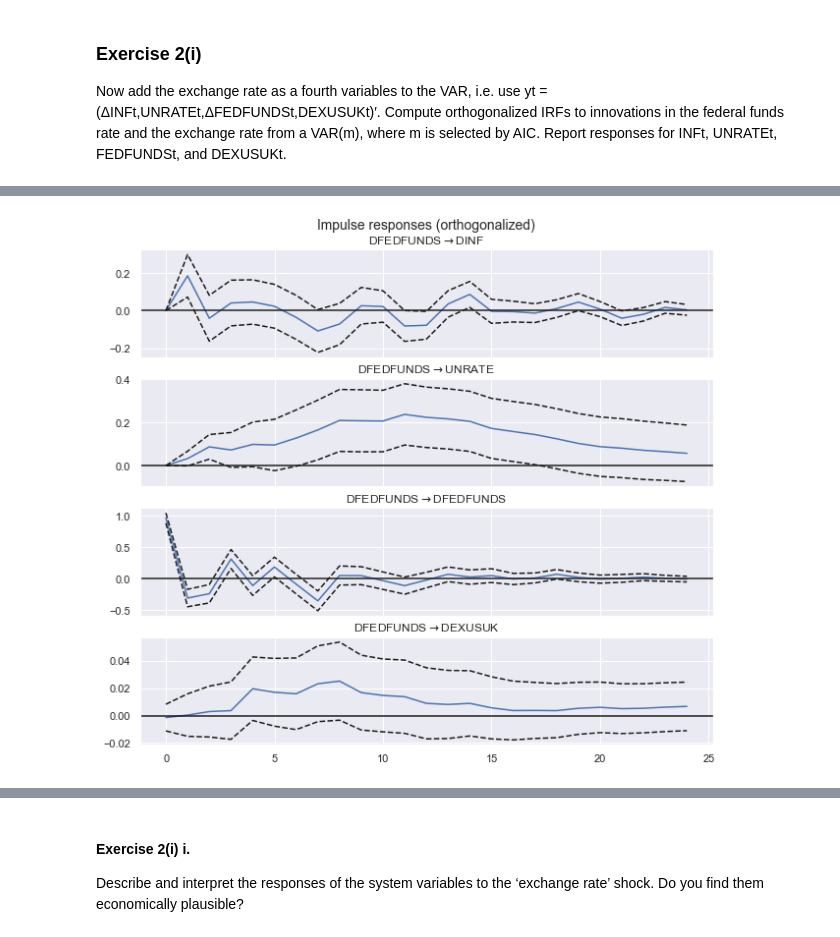
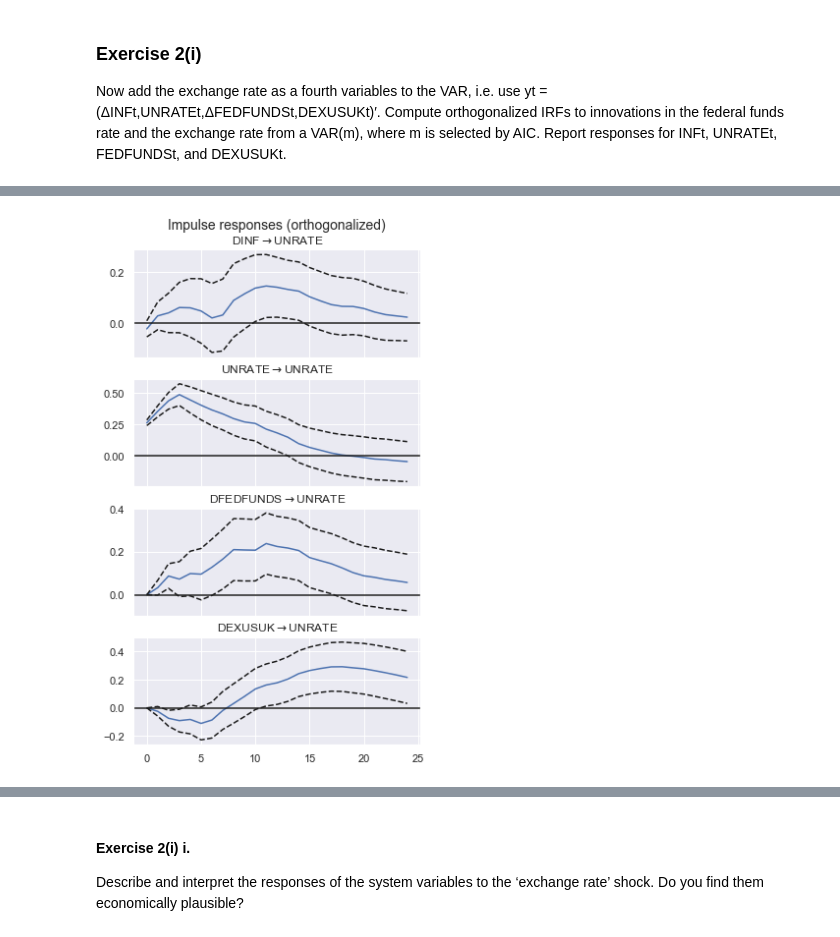
Before and after one commit to jo2hummel/Advanced-Time-Series, a Jupyter notebook: Take Home/Take Home_v2.ipynb, the cells around one changed output, grey strips where cells are left out. Cells and saved outputs as stored; diff of their text form; code cells hidden in the pictures.

```diff
--- a/Take Home/Take Home_v2.ipynb
+++ b/Take Home/Take Home_v2.ipynb
@@ -819,6 +813,6 @@ irf = varAICdex.irf(h)
 # %%
-# IRFs to innovations in the federal funds rate
-irf.plot(orth=True,signif=0.1, impulse='DFEDFUNDS', figsize=(9, 8))
-plt.savefig(f'Graphs/2i_DFEDFUNDS.png', bbox_inches='tight')
+# Only responses for UNRATE
+irf.plot(orth=True,signif=0.1, figsize=(4.5, 8), response='UNRATE')
+plt.savefig(f'Graphs/2i_Only UNRATE.png', bbox_inches='tight')
 # %% [output]
-[figure, old version]
+[figure, new version]
```
Also changed, not shown: parts of 22 cells of this notebook.
